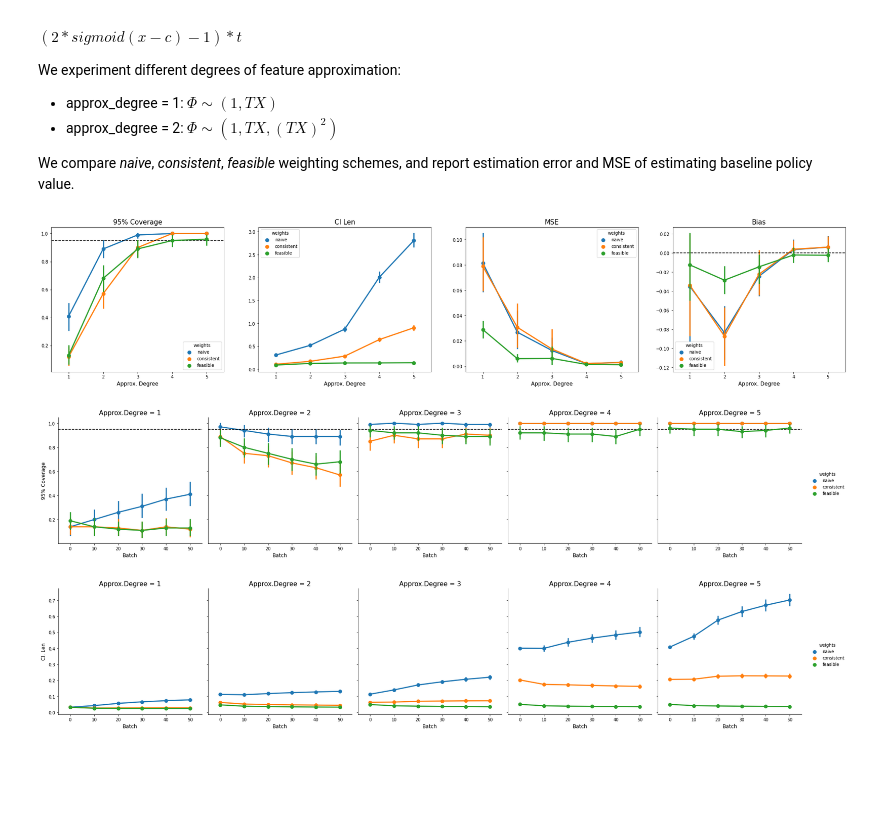
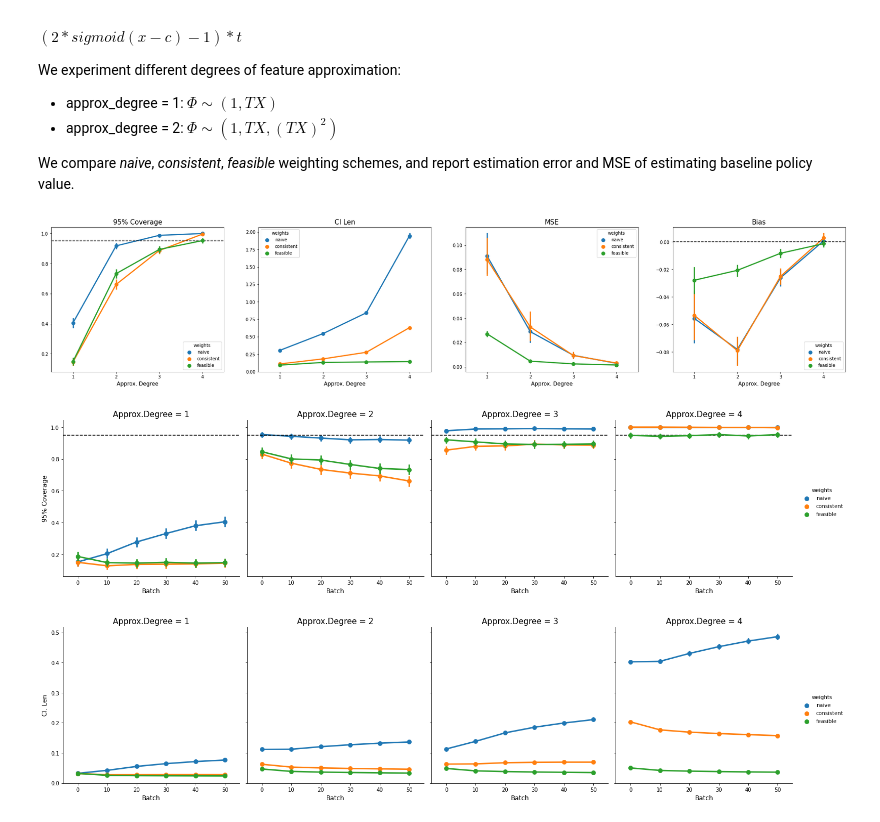
Before and after one commit to RuohanZhan/rl_inference, a Jupyter notebook: plots_GMM.ipynb, the cells around one changed output. Saved outputs shown, nothing was run; the diff lists cells and outputs as text; code cells hidden in the pictures; blank space fills up the shorter version.

```diff
--- a/plots_GMM.ipynb
+++ b/plots_GMM.ipynb
@@ -232,11 +232,11 @@ def get_param_df_misspec(path_name):
 # %%
 df_misspec = get_param_df_misspec("./results/gmm_misspec*.npz")
 # %%
-df_params_misspec = df_misspec.query("noise_std==1 & noise_dis=='normal'")
+df_params_misspec = df_misspec.query("noise_std==1 & noise_dis=='normal' & approx_degree < 5")
 # %%
 def plot_misspec(df, stat, baselines=None, col='approx_degree', col_wrap=4, estimator=np.mean, yname=None):
     g = sns.catplot(data=df, col_wrap=col_wrap, hue='weights', x='batch', y=stat, col=col, kind='point')
-    titles = ['Approx.Degree = 1', 'Approx.Degree = 2', 'Approx.Degree = 3', 'Approx.Degree = 4', 'Approx.Degree = 5']
+    titles = ['Approx.Degree = 1', 'Approx.Degree = 2', 'Approx.Degree = 3', 'Approx.Degree = 4']
     for k in range(len(titles)):
         ax = g.axes.flatten()[k]
         ax.set_title(titles[k], fontsize=15)
@@ -260,15 +260,15 @@ for ax, stat, estimator, name, b in zip(axes, stats, estimators, names, baseline
         ax.axhline(b, ls='--', c='k')
 plt.savefig('./plots/misspec_last_all.pdf')
 # %% [output]
-[figure, old version]
+[figure, new version]
 # %%
-plot_misspec(df_params_misspec, 'cov_param', col='approx_degree', baselines=[confidence] * 5, col_wrap=5, yname=f'{int(confidence * 100)}% Coverage')
+plot_misspec(df_params_misspec, 'cov_param', col='approx_degree', baselines=[confidence] * 4, col_wrap=4, yname=f'{int(confidence * 100)}% Coverage')
 plt.savefig('./plots/misspec_cov.pdf')
-plot_misspec(df_params_misspec, 'std',  col='approx_degree', estimator=lambda x:4*np.mean(x), col_wrap=5, yname='CI. Len')
+plot_misspec(df_params_misspec, 'std',  col='approx_degree', estimator=lambda x:4*np.mean(x), col_wrap=4, yname='CI. Len')
 plt.savefig('./plots/misspec_ci.pdf')
 # %% [output]
-[figure, old version]
+[figure, new version]
-[figure, old version]
+[figure, new version]
 # %%
 df = df_params_misspec.query("batch==50")
 g = sns.FacetGrid(row="weights",
```
Also changed, not shown: parts of 7 cells of this notebook.
